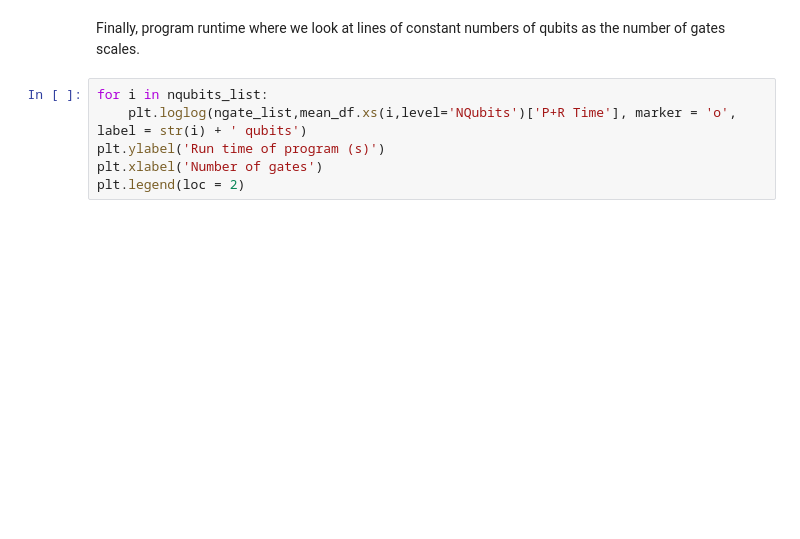
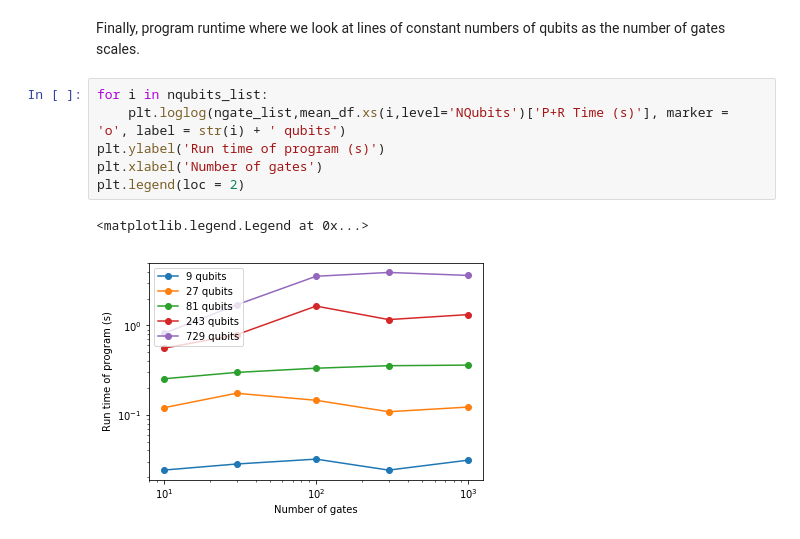
Before and after one commit to zeldredge/unitary-modular, a Jupyter notebook: Circuit Placement on Hierarchies.ipynb, the cells around one changed output. Cells and saved outputs as stored; diff of their text form; blank space fills up the shorter version.

```diff
--- a/Circuit Placement on Hierarchies.ipynb
+++ b/Circuit Placement on Hierarchies.ipynb
@@ -173,7 +174,10 @@ KeyError: 'P+R Time'
 Finally, program runtime where we look at lines of constant numbers of qubits as the number of gates scales.
 # %%
 for i in nqubits_list:
-    plt.loglog(ngate_list,mean_df.xs(i,level='NQubits')['P+R Time'], marker = 'o', label = str(i) + ' qubits')
+    plt.loglog(ngate_list,mean_df.xs(i,level='NQubits')['P+R Time (s)'], marker = 'o', label = str(i) + ' qubits')
 plt.ylabel('Run time of program (s)')
 plt.xlabel('Number of gates')
 plt.legend(loc = 2)
+# %% [output]
+<matplotlib.legend.Legend at 0x...>
+[figure, added]
```
Also changed, not shown: parts of 7 cells of this notebook, 2 other files.
